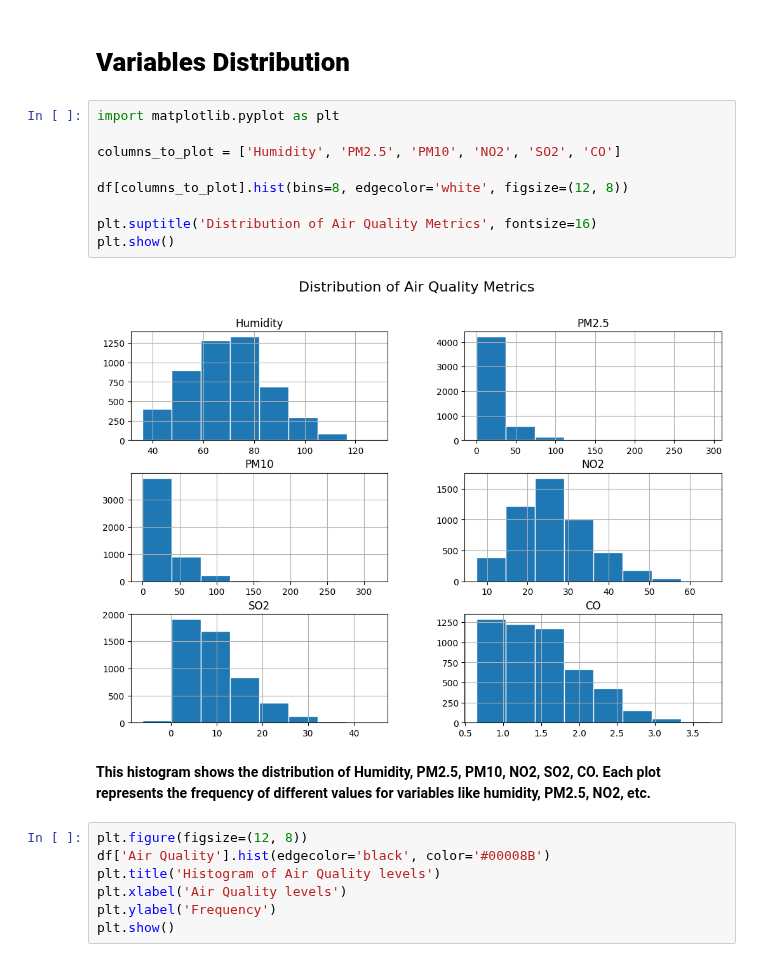
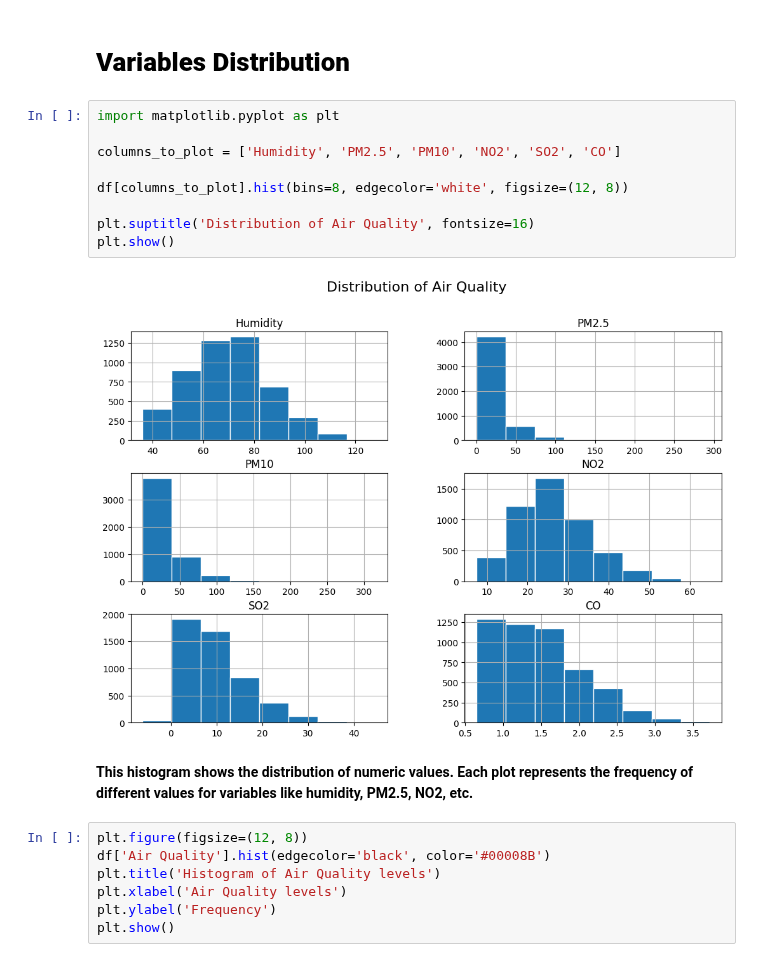
Before and after one commit to aljoharas/IT326, a Jupyter notebook: phase2.ipynb, the cells around one changed output. Saved outputs shown, nothing was run; the diff lists cells and outputs as text.

```diff
--- a/phase2.ipynb
+++ b/phase2.ipynb
@@ -34,16 +34,16 @@ Population_Density             188.00  381.00  494.00  600.000  957.00
 # %%
 import matplotlib.pyplot as plt
 
 columns_to_plot = ['Humidity', 'PM2.5', 'PM10', 'NO2', 'SO2', 'CO']
 
 df[columns_to_plot].hist(bins=8, edgecolor='white', figsize=(12, 8))
 
-plt.suptitle('Distribution of Air Quality Metrics', fontsize=16)
+plt.suptitle('Distribution of Air Quality', fontsize=16)
 plt.show()
 # %% [output]
-[figure, old version]
+[figure, new version]
 # %% [markdown]
-**This histogram shows the distribution of Humidity, PM2.5, PM10, NO2, SO2, CO. Each plot represents the frequency of different values for variables like humidity, PM2.5, NO2, etc.**
+**This histogram shows the distribution of numeric values. Each plot represents the frequency of different values for variables like humidity, PM2.5, NO2, etc.**
 # %%
 plt.figure(figsize=(12, 8))
 df['Air Quality'].hist(edgecolor='black', color='#00008B')
```
